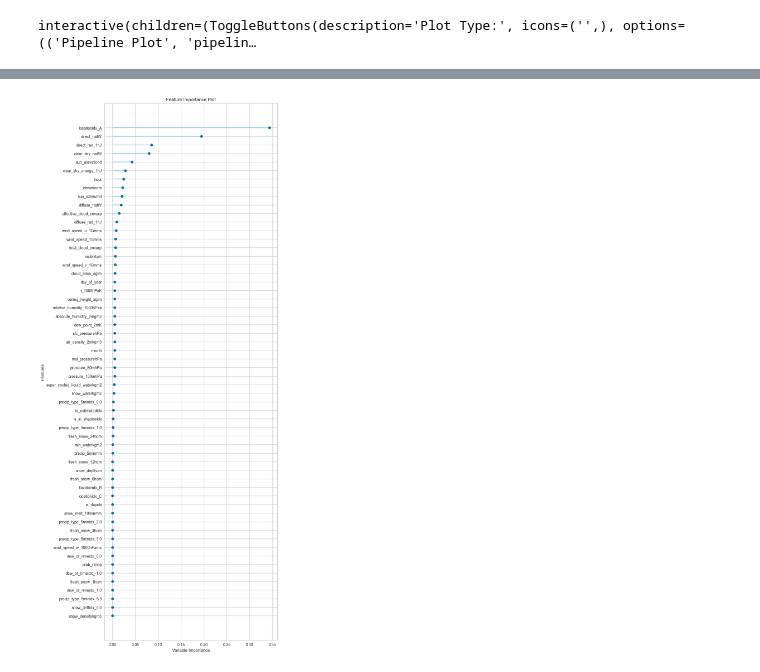
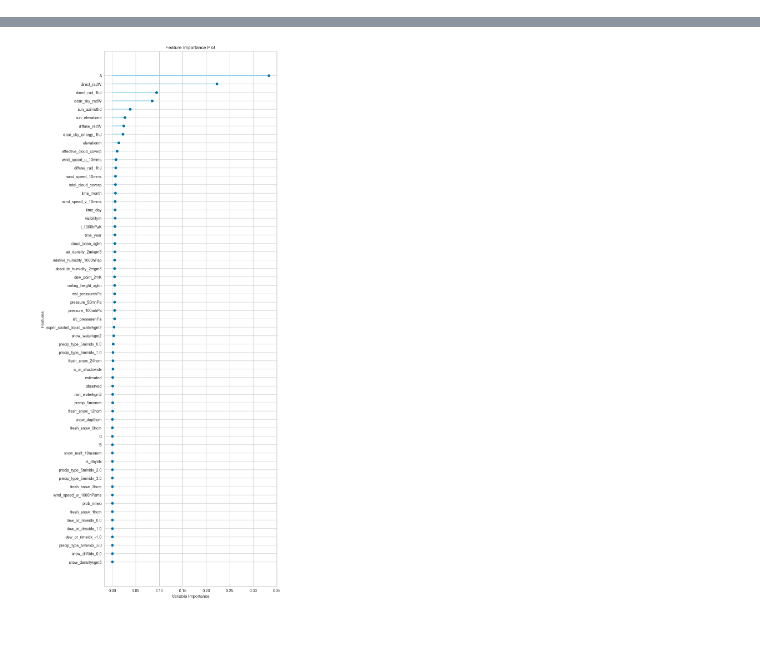
Before and after one commit to mikaelste/TDT4173-project, a Jupyter notebook: mats/pycret/model.ipynb, the cells around one changed output, grey strips where cells are left out. Drawn from its saved outputs; the diff is of its cells as text; code cells hidden in the pictures; blank space fills up the shorter version.

Commit message:
best modell?

```diff
--- a/mats/pycret/model.ipynb
+++ b/mats/pycret/model.ipynb
@@ -123,6 +131,6 @@ navn
  'lightgbm',
  'dummy']
 # %%
-# top3 = compare_models(n_select = 3, sort = 'MAE')
-extra_trees = create_model('et')
+top3 = compare_models(n_select=3, sort='MAE')
+# lightgmb = create_model('lightgbm', sort='MAE')
 # %% [output]
@@ -170,15 +166,13 @@ extra_trees = finalize_model(extra_trees)
 # %%
 # gump = create_model("et")
-evaluate_model(extra_trees)
+# evaluate_model(extra_trees)
-# %% [output]
-interactive(children=(ToggleButtons(description='Plot Type:', icons=('',), options=(('Pipeline Plot', 'pipelin…
 # %%
 # gump = finalize_model(gump)
 # %%
-plot_model(extra_trees, plot="feature_all")
+plot_model(top3[0], plot="feature_all")
 # plot_model(gump, plot="feature_all")
 # %% [output]
 [interactive output not drawn]
-[figure, old version]
+[figure, new version]
 # %%
 test_data = pipin.get_combined_test_data()
```
Also changed, not shown: parts of 14 cells of this notebook, 27 other files.
